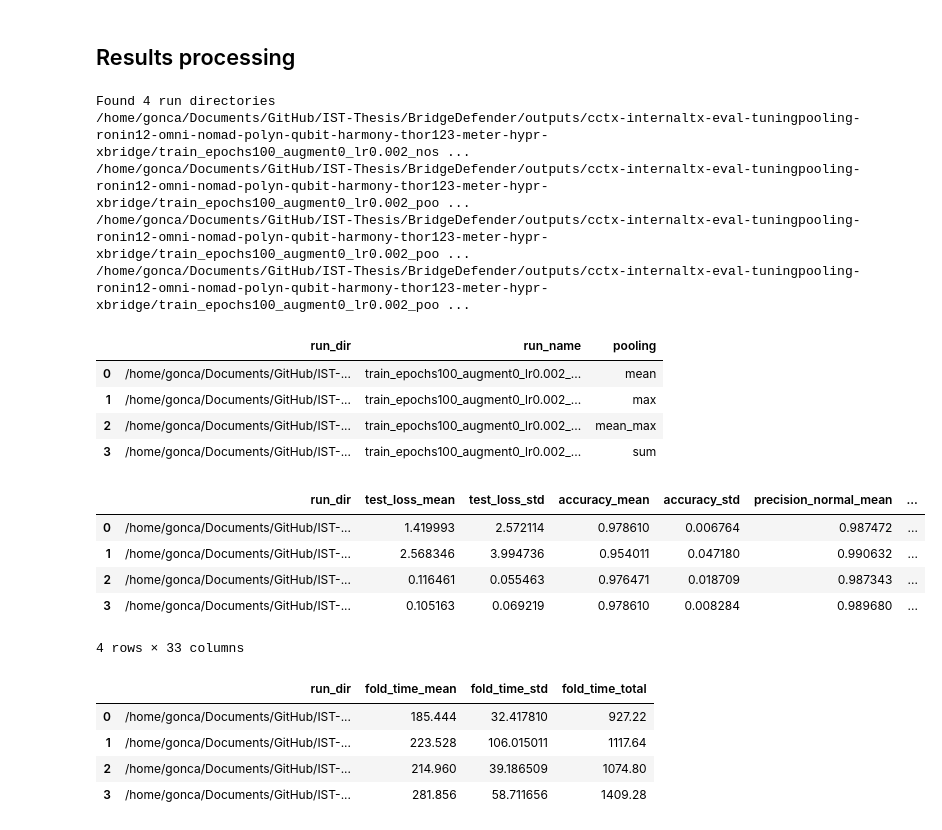
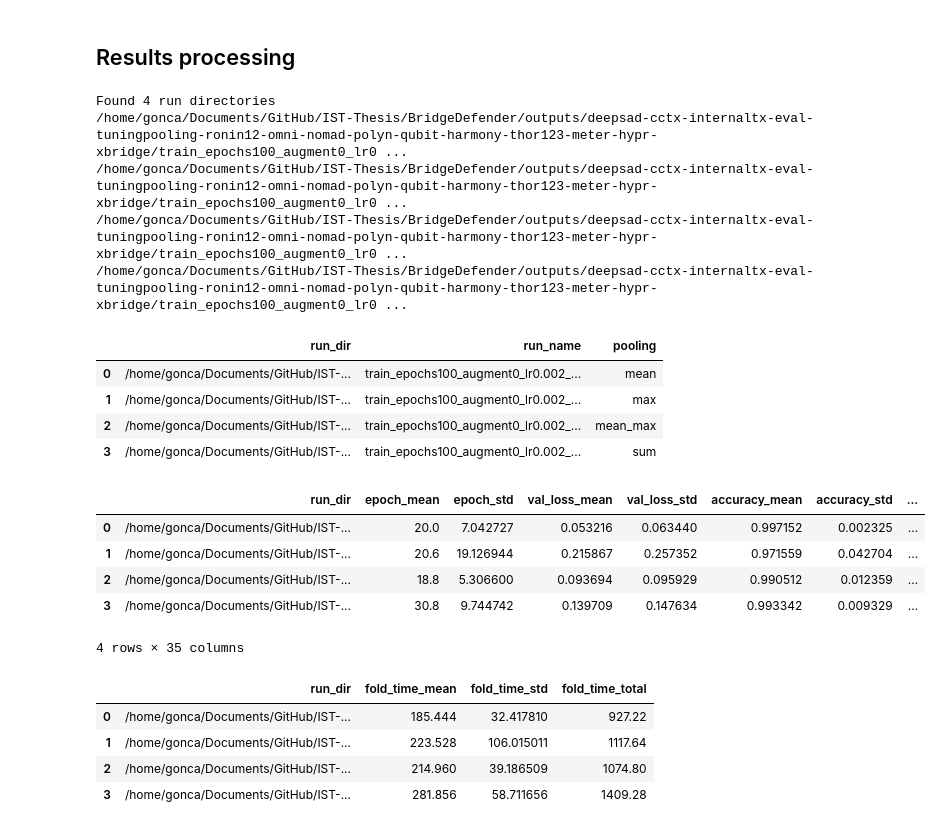
Before and after one commit to BridgeSentry/BridgeSentry, a Jupyter notebook: notebooks/tuning_pooling20260805.ipynb, the cells around one changed output. Cells and saved outputs as stored; diff of their text form; code cells hidden in the pictures.

```diff
--- a/notebooks/tuning_pooling20260805.ipynb
+++ b/notebooks/tuning_pooling20260805.ipynb
@@ -12,7 +12,7 @@ from cli import Cli
 from dataset_generator.types import DATASET_TYPE
 
 # Define the absolute path for the root directory for outputs here (and if possible, make sure to have a prepared _dataset folder)
-OUTPUTS_ROOT = Path("/home/gonca/Documents/GitHub/IST-Thesis/BridgeDefender/outputs/single-internaltx-eval-tuningpooling-ronin12-omni-nomad-polyn-qubit-harmony-thor123-meter-hypr-xbridge")
+OUTPUTS_ROOT = Path("/home/gonca/Documents/GitHub/IST-Thesis/BridgeDefender/outputs/deepsad-single-internaltx-eval-tuningpooling-ronin12-omni-nomad-polyn-qubit-harmony-thor123-meter-hypr-xbridge")
 # %% [markdown]
 ## Test runs
 # %% [markdown]
@@ -128,8 +128,8 @@ configs_df
 | 2 | /home/gonca/Documents/GitHub/IST-... | train_epochs100_augment0_lr0.005_... | mean_max |
 | 3 | /home/gonca/Documents/GitHub/IST-... | train_epochs100_augment0_lr0.005_... | sum |
 # %%
-def load_test_metrics(run_dir: Path) -> dict:
-    df = pd.read_csv(run_dir / "test_metrics.csv")
+def load_val_metrics(run_dir: Path) -> dict:
+    df = pd.read_csv(run_dir / "val_best_metrics.csv")
     metric_cols = [c for c in df.columns if c != "fold"]
 
     result = {"run_dir": run_dir}
@@ -145,7 +145,7 @@ def load_test_metrics(run_dir: Path) -> dict:
     result["f1_macro_std"] = ((df["f1_normal"] + df["f1_anomaly"]) / 2).std(ddof=0)
     return result
 
-metrics = [load_test_metrics(p) for p in run_dirs]
+metrics = [load_val_metrics(p) for p in run_dirs]
 metrics_df = pd.DataFrame(metrics)
 metrics_df
 # %% [output]
@@ -304,7 +304,7 @@ from cli import Cli
 from dataset_generator.types import DATASET_TYPE
 
 # Define the absolute path for the root directory for outputs here (and if possible, make sure to have a prepared _dataset folder)
-OUTPUTS_ROOT = Path("/home/gonca/Documents/GitHub/IST-Thesis/BridgeDefender/outputs/cctx-internaltx-eval-tuningpooling-ronin12-omni-nomad-polyn-qubit-harmony-thor123-meter-hypr-xbridge")
+OUTPUTS_ROOT = Path("/home/gonca/Documents/GitHub/IST-Thesis/BridgeDefender/outputs/deepsad-cctx-internaltx-eval-tuningpooling-ronin12-omni-nomad-polyn-qubit-harmony-thor123-meter-hypr-xbridge")
 # %% [markdown]
 ## Test runs
 # %% [markdown]
@@ -391,10 +391,10 @@ for p in run_dirs:
     print(p)
 # %% [output]
 Found 4 run directories
-/home/gonca/Documents/GitHub/IST-Thesis/BridgeDefender/outputs/cctx-internaltx-eval-tuningpooling-ronin12-omni-nomad-polyn-qubit-harmony-thor123-meter-hypr-xbridge/train_epochs100_augment0_lr0.002_nos ...
-/home/gonca/Documents/GitHub/IST-Thesis/BridgeDefender/outputs/cctx-internaltx-eval-tuningpooling-ronin12-omni-nomad-polyn-qubit-harmony-thor123-meter-hypr-xbridge/train_epochs100_augment0_lr0.002_poo ...
-/home/gonca/Documents/GitHub/IST-Thesis/BridgeDefender/outputs/cctx-internaltx-eval-tuningpooling-ronin12-omni-nomad-polyn-qubit-harmony-thor123-meter-hypr-xbridge/train_epochs100_augment0_lr0.002_poo ...
-/home/gonca/Documents/GitHub/IST-Thesis/BridgeDefender/outputs/cctx-internaltx-eval-tuningpooling-ronin12-omni-nomad-polyn-qubit-harmony-thor123-meter-hypr-xbridge/train_epochs100_augment0_lr0.002_poo ...
+/home/gonca/Documents/GitHub/IST-Thesis/BridgeDefender/outputs/deepsad-cctx-internaltx-eval-tuningpooling-ronin12-omni-nomad-polyn-qubit-harmony-thor123-meter-hypr-xbridge/train_epochs100_augment0_lr0 ...
+/home/gonca/Documents/GitHub/IST-Thesis/BridgeDefender/outputs/deepsad-cctx-internaltx-eval-tuningpooling-ronin12-omni-nomad-polyn-qubit-harmony-thor123-meter-hypr-xbridge/train_epochs100_augment0_lr0 ...
+/home/gonca/Documents/GitHub/IST-Thesis/BridgeDefender/outputs/deepsad-cctx-internaltx-eval-tuningpooling-ronin12-omni-nomad-polyn-qubit-harmony-thor123-meter-hypr-xbridge/train_epochs100_augment0_lr0 ...
+/home/gonca/Documents/GitHub/IST-Thesis/BridgeDefender/outputs/deepsad-cctx-internaltx-eval-tuningpooling-ronin12-omni-nomad-polyn-qubit-harmony-thor123-meter-hypr-xbridge/train_epochs100_augment0_lr0 ...
 # %%
 import yaml
 import pandas as pd
@@ -420,33 +420,33 @@ configs_df
 | 2 | /home/gonca/Documents/GitHub/IST-... | train_epochs100_augment0_lr0.002_... | mean_max |
 | 3 | /home/gonca/Documents/GitHub/IST-... | train_epochs100_augment0_lr0.002_... | sum |
 # %%
-def load_test_metrics(run_dir: Path) -> dict:
-    df = pd.read_csv(run_dir / "test_metrics.csv")
+def load_val_metrics(run_dir: Path) -> dict:
+    df = pd.read_csv(run_dir / "val_best_metrics.csv")
     metric_cols = [c for c in df.columns if c != "fold"]
 
     result = {"run_dir": run_dir}
     for col in metric_cols:
         result[f"{col}_mean"] = df[col].mean()
         result[f"{col}_std"] = df[col].std(ddof=0)
 
     result["precision_macro_mean"] = ((df["precision_normal"] + df["precision_anomaly"]) / 2).mean()
     result["precision_macro_std"] = ((df["precision_normal"] + df["precision_anomaly"]) / 2).std(ddof=0)
     result["recall_macro_mean"] = ((df["recall_normal"] + df["recall_anomaly"]) / 2).mean()
     result["recall_macro_std"] = ((df["recall_normal"] + df["recall_anomaly"]) / 2).std(ddof=0)
     result["f1_macro_mean"] = ((df["f1_normal"] + df["f1_anomaly"]) / 2).mean()
     result["f1_macro_std"] = ((df["f1_normal"] + df["f1_anomaly"]) / 2).std(ddof=0)
     return result
 
-metrics = [load_test_metrics(p) for p in run_dirs]
+metrics = [load_val_metrics(p) for p in run_dirs]
 metrics_df = pd.DataFrame(metrics)
 metrics_df
 # %% [output]
-|  | run_dir | test_loss_mean | test_loss_std | accuracy_mean | accuracy_std | precision_normal_mean | ... |
-| 0 | /home/gonca/Documents/GitHub/IST-... | 1.419993 | 2.572114 | 0.978610 | 0.006764 | 0.987472 | ... |
-| 1 | /home/gonca/Documents/GitHub/IST-... | 2.568346 | 3.994736 | 0.954011 | 0.047180 | 0.990632 | ... |
-| 2 | /home/gonca/Documents/GitHub/IST-... | 0.116461 | 0.055463 | 0.976471 | 0.018709 | 0.987343 | ... |
-| 3 | /home/gonca/Documents/GitHub/IST-... | 0.105163 | 0.069219 | 0.978610 | 0.008284 | 0.989680 | ... |
+|  | run_dir | epoch_mean | epoch_std | val_loss_mean | val_loss_std | accuracy_mean | accuracy_std | ... |
+| 0 | /home/gonca/Documents/GitHub/IST-... | 20.0 | 7.042727 | 0.053216 | 0.063440 | 0.997152 | 0.002325 | ... |
+| 1 | /home/gonca/Documents/GitHub/IST-... | 20.6 | 19.126944 | 0.215867 | 0.257352 | 0.971559 | 0.042704 | ... |
+| 2 | /home/gonca/Documents/GitHub/IST-... | 18.8 | 5.306600 | 0.093694 | 0.095929 | 0.990512 | 0.012359 | ... |
+| 3 | /home/gonca/Documents/GitHub/IST-... | 30.8 | 9.744742 | 0.139709 | 0.147634 | 0.993342 | 0.009329 | ... |
-4 rows × 33 columns
+4 rows × 35 columns
 # %%
 def load_fold_durations(run_dir: Path) -> dict:
     df = pd.read_csv(run_dir / "fold_durations.csv")
```
Also changed, not shown: parts of 12 cells of this notebook.
